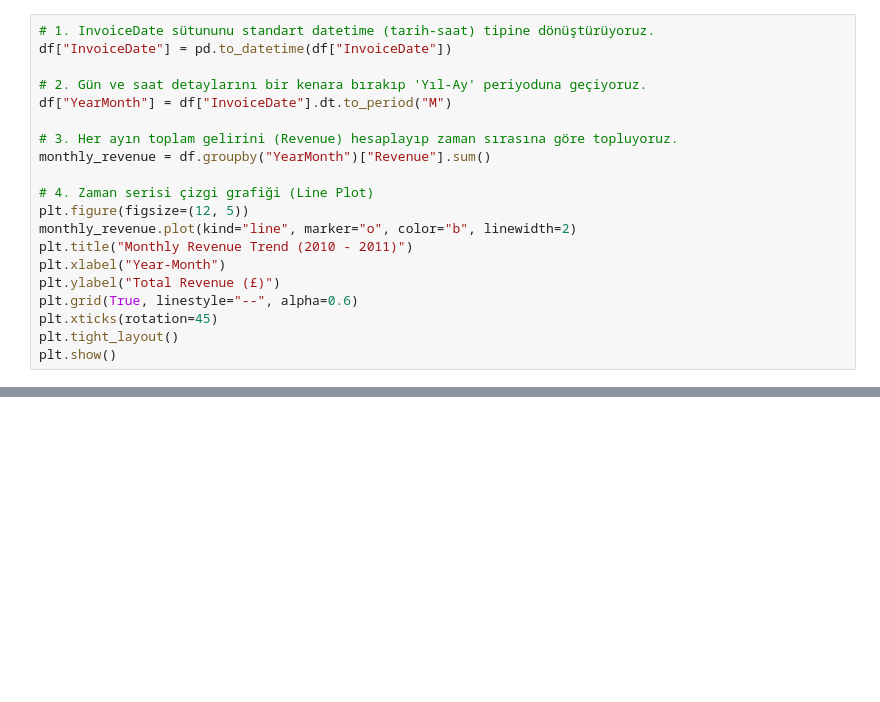
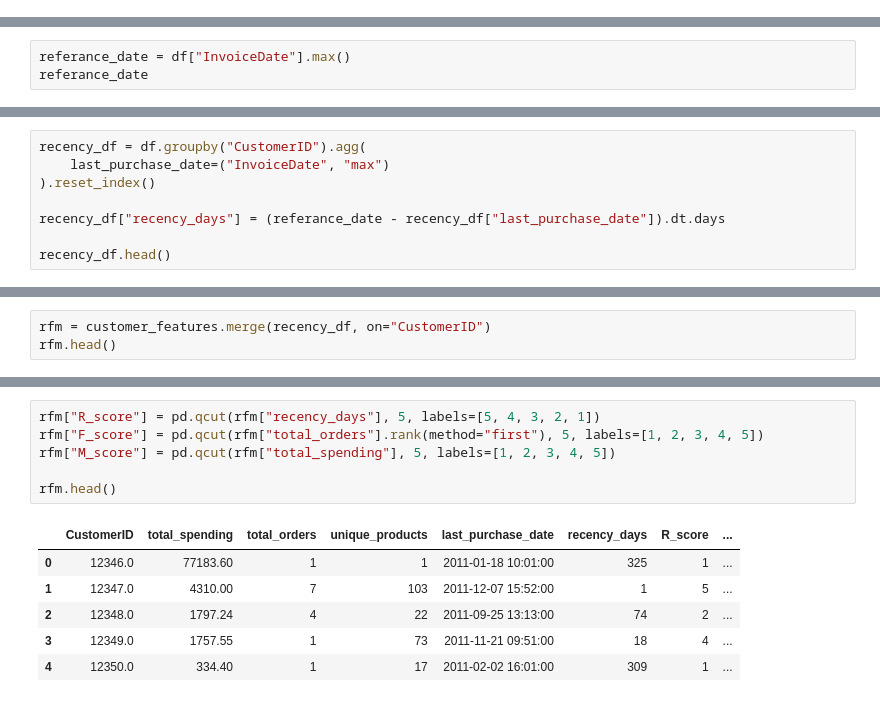
Before and after one commit to eminenazduran/retail-radar, a Jupyter notebook: notebooks/05_feature_engineering.ipynb, the cells around one changed output, grey strips where cells are left out. Drawn from its saved outputs; the diff is of its cells as text; blank space fills up the shorter version.

Commit message:
feat: RFM analysis and K-Means customer segmentation

```diff
--- a/notebooks/05_feature_engineering.ipynb
+++ b/notebooks/05_feature_engineering.ipynb
@@ -131,20 +36,0 @@ plt.show()
-# %%
-# 1. InvoiceDate sütununu standart datetime (tarih-saat) tipine dönüştürüyoruz.
-df["InvoiceDate"] = pd.to_datetime(df["InvoiceDate"])
-
-# 2. Gün ve saat detaylarını bir kenara bırakıp 'Yıl-Ay' periyoduna geçiyoruz.
-df["YearMonth"] = df["InvoiceDate"].dt.to_period("M")
-
-# 3. Her ayın toplam gelirini (Revenue) hesaplayıp zaman sırasına göre topluyoruz.
-monthly_revenue = df.groupby("YearMonth")["Revenue"].sum()
-
-# 4. Zaman serisi çizgi grafiği (Line Plot)
-plt.figure(figsize=(12, 5))
-monthly_revenue.plot(kind="line", marker="o", color="b", linewidth=2)
-plt.title("Monthly Revenue Trend (2010 - 2011)")
-plt.xlabel("Year-Month")
-plt.ylabel("Total Revenue (£)")
-plt.grid(True, linestyle="--", alpha=0.6)
-plt.xticks(rotation=45)
-plt.tight_layout()
-plt.show()
@@ -219,0 +37,3 @@ print(f"İadelerin Toplam Mali Değeri: £{cancelled_orders['Revenue'].sum():.2f
+# %%
+referance_date = df["InvoiceDate"].max()
+referance_date
@@ -219,0 +42,8 @@ print(f"İadelerin Toplam Mali Değeri: £{cancelled_orders['Revenue'].sum():.2f
+# %%
+recency_df = df.groupby("CustomerID").agg(
+    last_purchase_date=("InvoiceDate", "max")
+).reset_index()
+
+recency_df["recency_days"] = (referance_date - recency_df["last_purchase_date"]).dt.days
+
+recency_df.head()
@@ -219,0 +67,3 @@ print(f"İadelerin Toplam Mali Değeri: £{cancelled_orders['Revenue'].sum():.2f
+# %%
+rfm = customer_features.merge(recency_df, on="CustomerID")
+rfm.head()
@@ -219,0 +77,13 @@ print(f"İadelerin Toplam Mali Değeri: £{cancelled_orders['Revenue'].sum():.2f
+# %%
+rfm["R_score"] = pd.qcut(rfm["recency_days"], 5, labels=[5, 4, 3, 2, 1])
+rfm["F_score"] = pd.qcut(rfm["total_orders"].rank(method="first"), 5, labels=[1, 2, 3, 4, 5])
+rfm["M_score"] = pd.qcut(rfm["total_spending"], 5, labels=[1, 2, 3, 4, 5])
+
+rfm.head()
+# %% [output]
+|  | CustomerID | total_spending | total_orders | unique_products | last_purchase_date | recency_days | R_score | ... |
+| 0 | 12346.0 | 77183.60 | 1 | 1 | 2011-01-18 10:01:00 | 325 | 1 | ... |
+| 1 | 12347.0 | 4310.00 | 7 | 103 | 2011-12-07 15:52:00 | 1 | 5 | ... |
+| 2 | 12348.0 | 1797.24 | 4 | 22 | 2011-09-25 13:13:00 | 74 | 2 | ... |
+| 3 | 12349.0 | 1757.55 | 1 | 73 | 2011-11-21 09:51:00 | 18 | 4 | ... |
+| 4 | 12350.0 | 334.40 | 1 | 17 | 2011-02-02 16:01:00 | 309 | 1 | ... |
```
Also changed, not shown: parts of 33 cells of this notebook, 1 other file.
